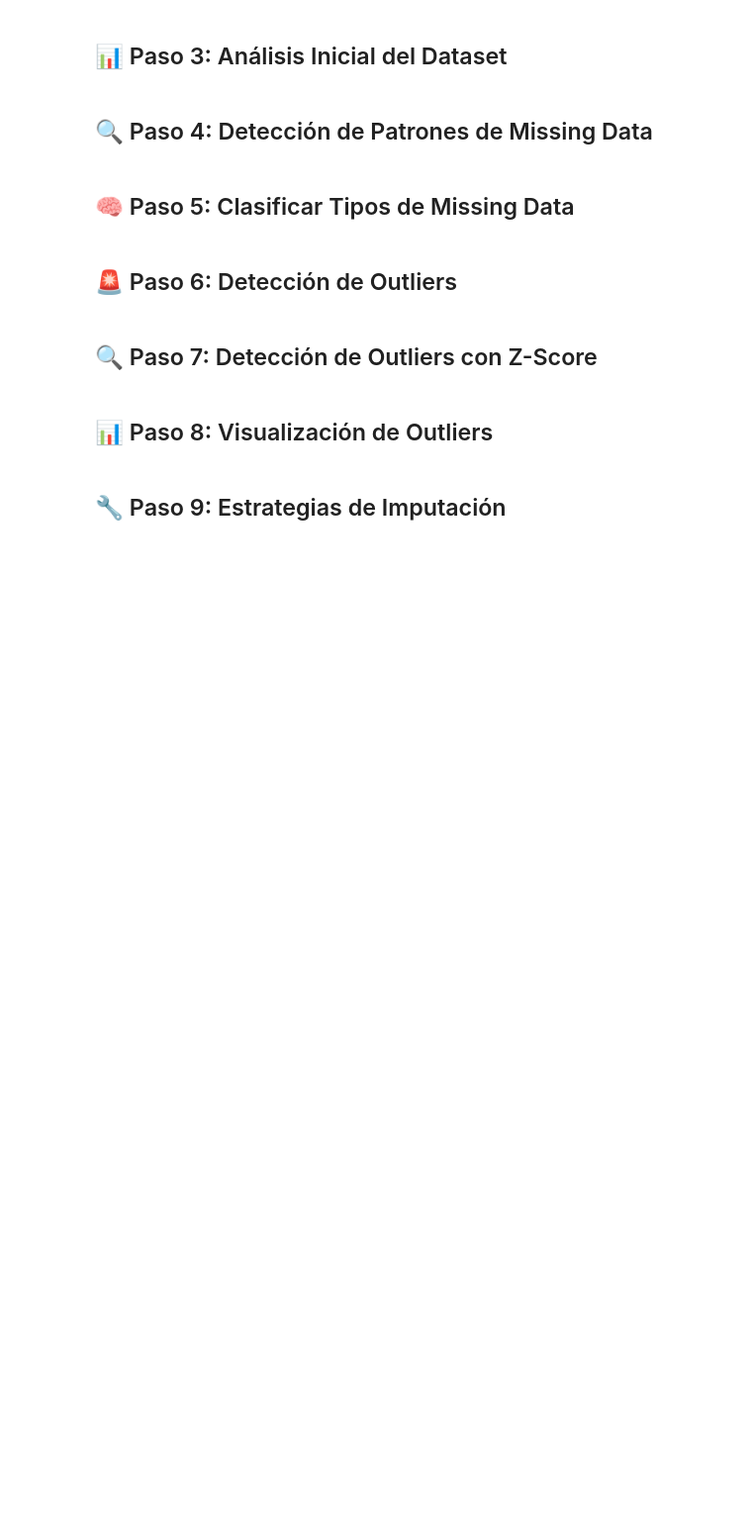
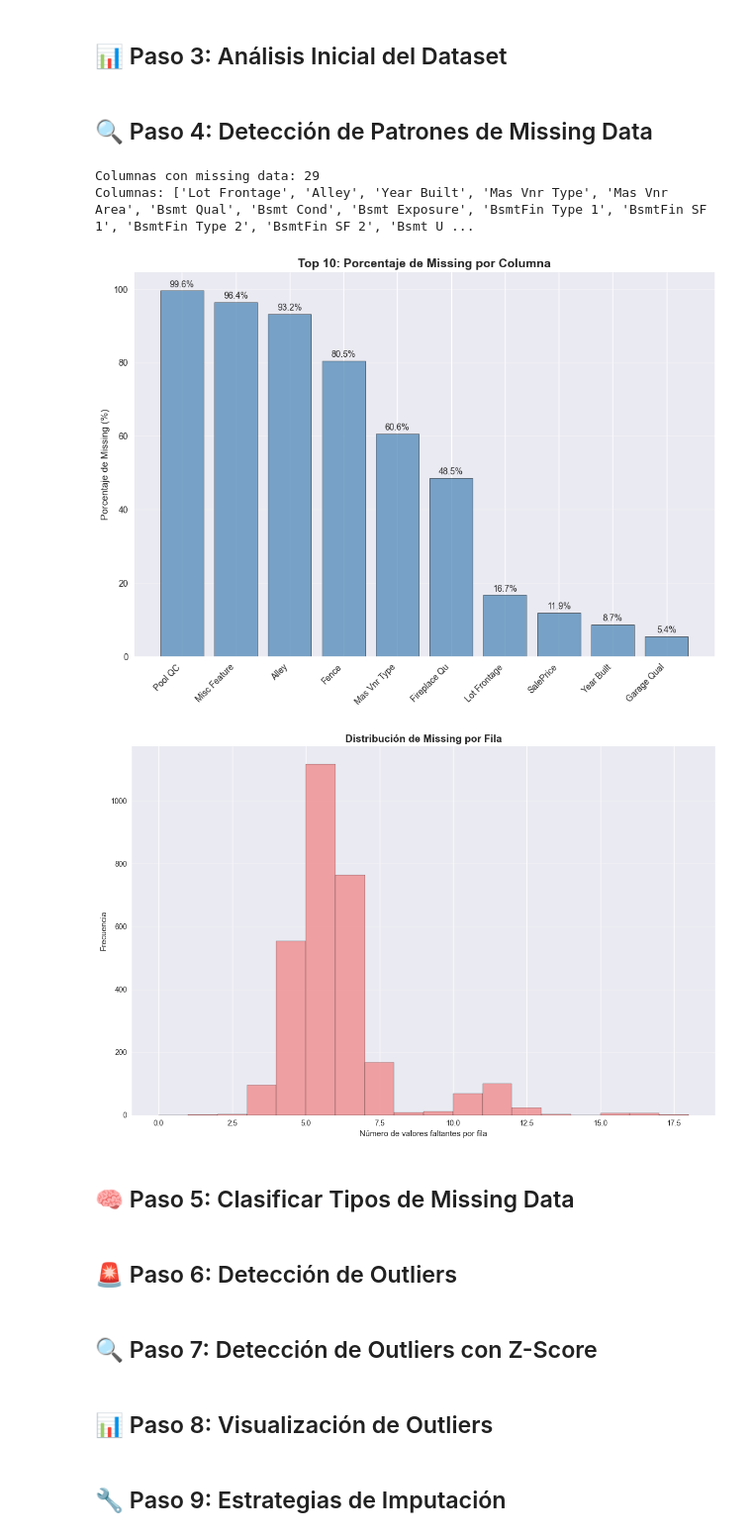
Before and after one commit to chihiroarias/Ingenieria-de-datos, a Jupyter notebook: Practicos/Practico_5.ipynb, the cells around one changed output. Shown at 99% size. Cells and saved outputs as stored; diff of their text form; code cells hidden in the pictures; blank space fills up the shorter version.

```diff
--- a/Practicos/Practico_5.ipynb
+++ b/Practicos/Practico_5.ipynb
@@ -20,8 +20,8 @@ warnings.filterwarnings('ignore')
 print("✅ Todas las librerías importadas correctamente")
 
 # 3. Configurar visualizaciones
-plt.style.use('_______')  # estilo visual (ej: 'seaborn-v0_8', 'default', 'classic')
-sns.set_palette("_______")  # paleta de colores (ej: 'husl', 'Set1', 'viridis')
+plt.style.use('seaborn-v0_8')  # estilo visual (ej: 'seaborn-v0_8', 'default', 'classic')
+sns.set_palette("husl")  # paleta de colores (ej: 'husl', 'Set1', 'viridis')
 plt.rcParams['figure.figsize'] = (12, 8)
 plt.rcParams['font.size'] = 12
 
@@ -47,7 +47,7 @@ np.random.seed(42)  # para reproducibilidad
 # Simular MCAR en Year Built (8% missing aleatorio)
 # "Los valores faltan al azar: que falte un Year Built no depende de la edad ni del propio Year Built"
 missing_year = np.random.random(len(df)) < 0.08
-df.loc[missing_year, 'Year Built'] = np._____
+df.loc[missing_year, 'Year Built'] = np.nan
 
 # Simular MAR en Garage Area (missing relacionado con Garage Type)
 # "Los faltantes de Garage Area se concentran en ciertos tipos de garaje (variable observada)"
@@ -59,7 +59,7 @@ high_price = df['SalePrice'] > df['SalePrice'].quantile(0.85)
 df.loc[high_price, 'SalePrice'] = df.loc[high_price, 'SalePrice'].sample(frac=0.2, random_state=42)
 
 print("\n🔍 Missing data sintético creado:")
-print(df._____().sum())  # método para contar valores faltantes por columna
+print(df.isnull().sum())  # método para contar valores faltantes por columna
 # %% [output]
 🏠 DATASET: Ames Housing
    📊 Forma original: (2930, 82)
@@ -115,7 +129,7 @@ if duplicates.sum() > 0:
 # === ANÁLISIS DE PATRONES DE MISSING DATA ===
 
 # 1. Filtrar solo columnas con missing data para visualización
-missing_columns = df.columns[df._____().any()].tolist()  # método para detectar missing
+missing_columns = df.columns[df.isnull().any()].tolist()  # método para detectar missing
 print(f"Columnas con missing data: {len(missing_columns)}")
 print(f"Columnas: {missing_columns}")
 
@@ -123,7 +137,7 @@ print(f"Columnas: {missing_columns}")
 plt.subplot(1, 1, 1)
 if len(missing_columns) > 0:
     # Crear estadísticas de missing solo para columnas con missing data
-    missing_count = df[missing_columns]._____().sum()  # método para contar missing
+    missing_count = df[missing_columns].isnull().sum()  # método para contar missing
     missing_pct = (missing_count / len(df)) * 100  # calcular porcentaje
 
     missing_stats_filtered = pd.DataFrame({
@@ -133,39 +147,43 @@ if len(missing_columns) > 0:
     }).sort_values('Missing_Percentage', ascending=False).head(10)
 
     # Crear gráfico de barras más limpio
-    bars = plt._____(range(len(missing_stats_filtered)), missing_stats_filtered['Missing_Percentage'],
+    bars = plt.bar(range(len(missing_stats_filtered)), missing_stats_filtered['Missing_Percentage'],
                    color='steelblue', alpha=0.7, edgecolor='black', linewidth=0.5)  # función para barras
     plt.title('Top 10: Porcentaje de Missing por Columna', fontsize=14, fontweight='bold')
-    plt._____(range(len(missing_stats_filtered)), missing_stats_filtered['Column'],
+    plt.xticks(range(len(missing_stats_filtered)), missing_stats_filtered['Column'],
                rotation=45, ha='right')  # función para etiquetas del eje X
 
     plt.ylabel('Porcentaje de Missing (%)')
     plt.grid(True, alpha=0.3, axis='y')
 
     # Agregar valores en las barras
     for i, bar in enumerate(bars):
         height = bar.get_height()
         plt.text(bar.get_x() + bar.get_width()/2., height + 0.5,
                 f'{height:.1f}%', ha='center', va='bottom', fontsize=10)
 else:
     plt.text(0.5, 0.5, 'No hay missing data', ha='center', va='center', fontsize=16)
     plt.title('Porcentaje de Missing por Columna', fontsize=14, fontweight='bold')
 
 # Distribución de missing por fila
 plt.show()
 plt.subplot(1, 1, 1)
-missing_per_row = df._____().sum(axis=1)  # contar missing por fila
-plt._____(missing_per_row, bins=range(0, missing_per_row.max()+2), alpha=0.7,
+missing_per_row = df.isnull().sum(axis=1)  # contar missing por fila
+plt.hist(missing_per_row, bins=range(0, missing_per_row.max()+2), alpha=0.7,
          edgecolor='black', color='lightcoral')  # función para histograma
 plt.title('Distribución de Missing por Fila', fontsize=14, fontweight='bold')
 plt.xlabel('Número de valores faltantes por fila')
 plt.ylabel('Frecuencia')
 plt.grid(True, alpha=0.3, axis='y')
 
 plt.tight_layout()
-!mkdir -p results/visualizaciones
 plt.savefig('results/visualizaciones/missing_patterns.png', dpi=300, bbox_inches='tight')
 plt.show()
+# %% [output]
+Columnas con missing data: 29
+Columnas: ['Lot Frontage', 'Alley', 'Year Built', 'Mas Vnr Type', 'Mas Vnr Area', 'Bsmt Qual', 'Bsmt Cond', 'Bsmt Exposure', 'BsmtFin Type 1', 'BsmtFin SF 1', 'BsmtFin Type 2', 'BsmtFin SF 2', 'Bsmt U ...
+[figure, added]
+[figure, added]
 # %% [markdown]
 ## 🧠 Paso 5: Clasificar Tipos de Missing Data
 # %%
```
Also changed, not shown: parts of 1 cell of this notebook, 1 other file.
